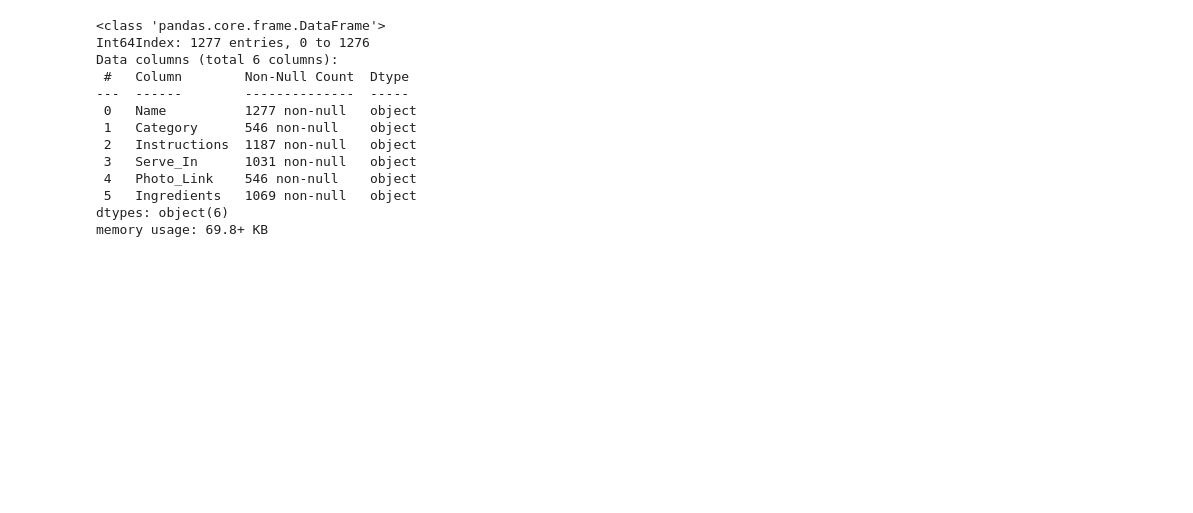
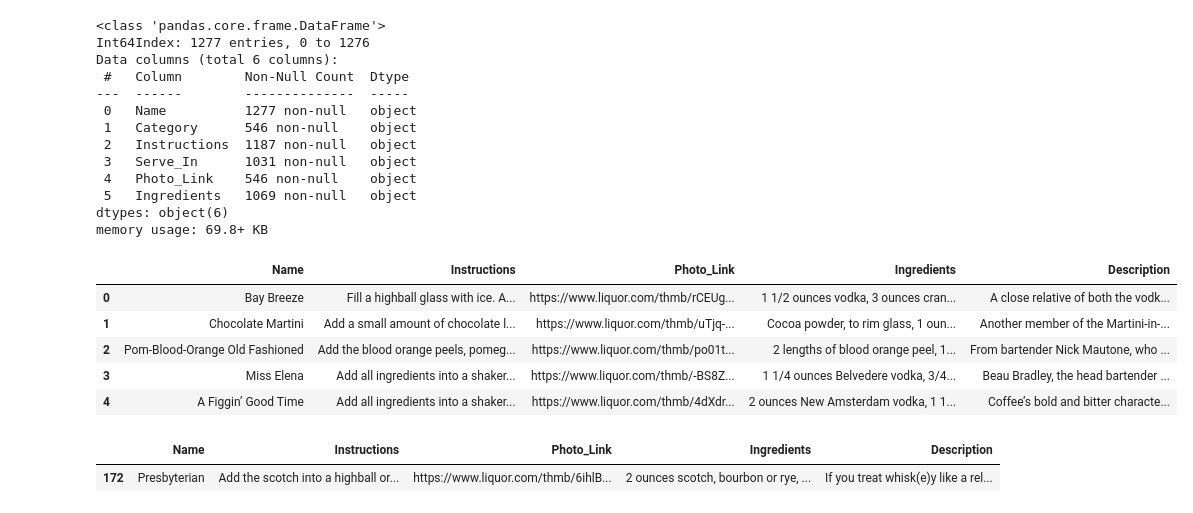
Before and after one commit to luongtruong77/nlp-drinks-cocktails-recommender, a Jupyter notebook: notebooks/data-cleaning-merging.ipynb, the cells around one changed output. Saved outputs shown, nothing was run; the diff lists cells and outputs as text; code cells hidden in the pictures; blank space fills up the shorter version.

```diff
--- a/notebooks/data-cleaning-merging.ipynb
+++ b/notebooks/data-cleaning-merging.ipynb
@@ -736,3 +745,18 @@ Data columns (total 6 columns):
  5   Ingredients   1069 non-null   object
 dtypes: object(6)
 memory usage: 69.8+ KB
+# %%
+more_cocktails = pd.read_csv('../data/more_cocktails.csv', index_col=0)
+more_cocktails.head()
+# %% [output]
+|  | Name | Instructions | Photo_Link | Ingredients | Description |
+| 0 | Bay Breeze | Fill a highball glass with ice. A... | https://www.liquor.com/thmb/rCEUg... | 1 1/2 ounces vodka, 3 ounces cran... | A close relative of both the vodk... |
+| 1 | Chocolate Martini | Add a small amount of chocolate l... | https://www.liquor.com/thmb/uTjq-... | Cocoa powder, to rim glass, 1 oun... | Another member of the Martini-in-... |
+| 2 | Pom-Blood-Orange Old Fashioned | Add the blood orange peels, pomeg... | https://www.liquor.com/thmb/po01t... | 2 lengths of blood orange peel, 1... | From bartender Nick Mautone, who ... |
+| 3 | Miss Elena | Add all ingredients into a shaker... | https://www.liquor.com/thmb/-BS8Z... | 1 1/4 ounces Belvedere vodka, 3/4... | Beau Bradley, the head bartender ... |
+| 4 | A Figgin’ Good Time | Add all ingredients into a shaker... | https://www.liquor.com/thmb/4dXdr... | 2 ounces New Amsterdam vodka, 1 1... | Coffee’s bold and bitter characte... |
+# %%
+more_cocktails.sample(1)
+# %% [output]
+|  | Name | Instructions | Photo_Link | Ingredients | Description |
+| 172 | Presbyterian | Add the scotch into a highball or... | https://www.liquor.com/thmb/6ihlB... | 2 ounces scotch, bourbon or rye, ... | If you treat whisk(e)y like a rel... |
```
Also changed, not shown: parts of 9 cells of this notebook, 4 other files.
